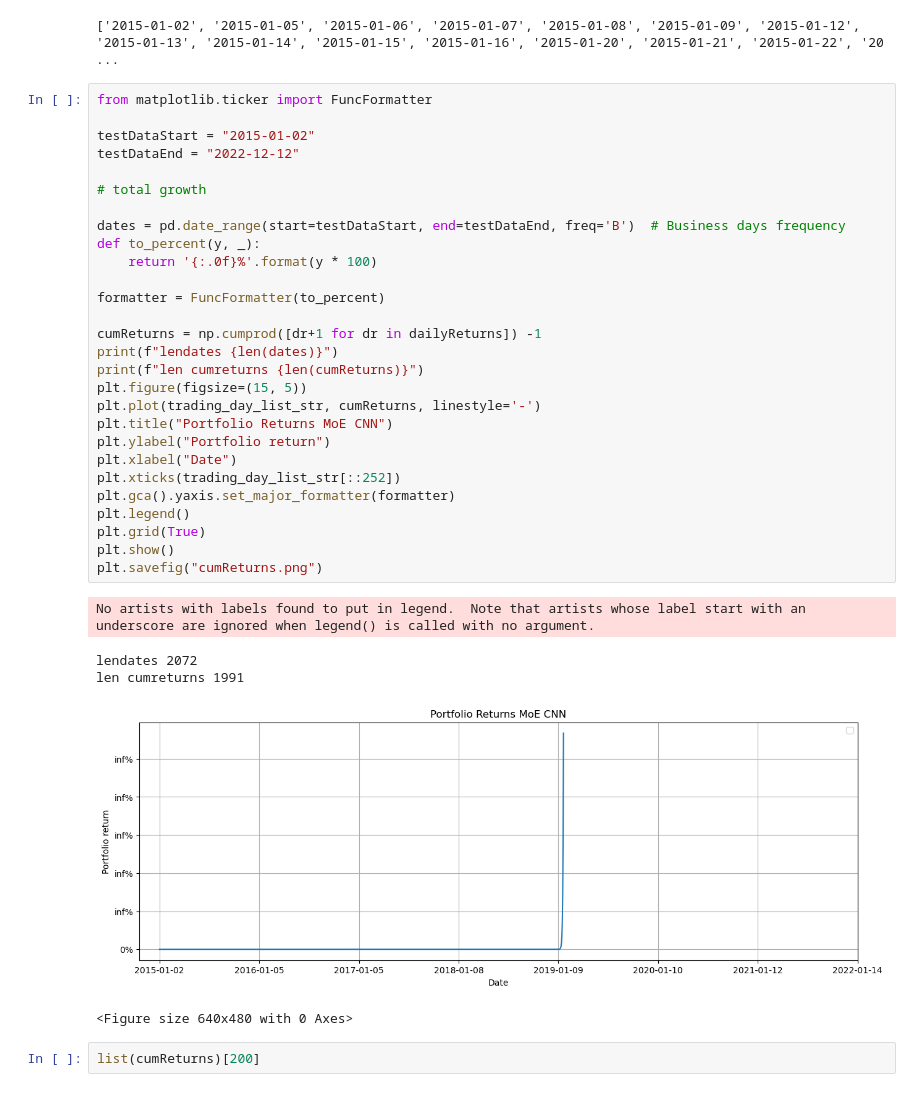
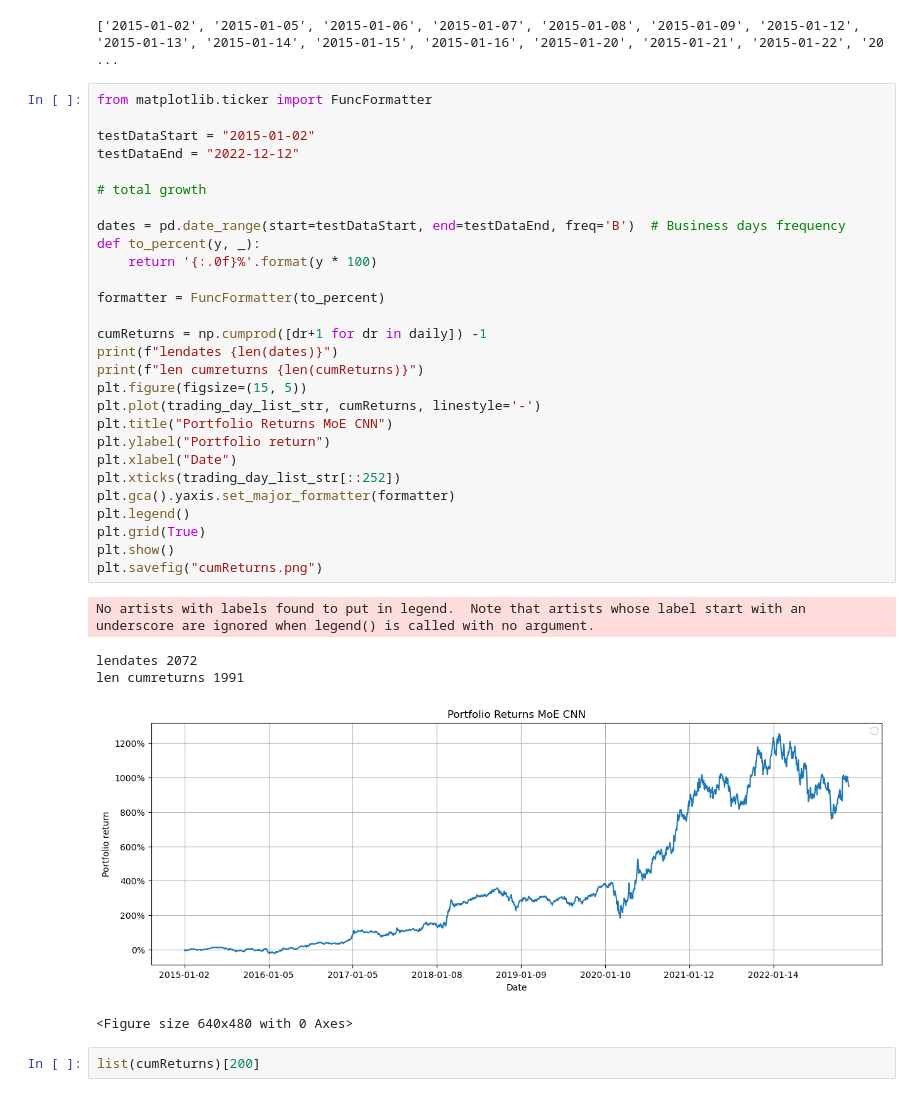
Before and after one commit to AdiJoost/abzocker, a Jupyter notebook: performance/lstm/test.ipynb, the cells around one changed output. Drawn from its saved outputs; the diff is of its cells as text.

Commit message:
plot deez nuts

```diff
--- a/performance/lstm/test.ipynb
+++ b/performance/lstm/test.ipynb
@@ -56,35 +56,35 @@ print(trading_day_list_str)
 from matplotlib.ticker import FuncFormatter
 
 testDataStart = "2015-01-02"
 testDataEnd = "2022-12-12"
 
 # total growth
 
 dates = pd.date_range(start=testDataStart, end=testDataEnd, freq='B')  # Business days frequency
 def to_percent(y, _):
     return '{:.0f}%'.format(y * 100)
 
 formatter = FuncFormatter(to_percent)
 
-cumReturns = np.cumprod([dr+1 for dr in dailyReturns]) -1
+cumReturns = np.cumprod([dr+1 for dr in daily]) -1
 print(f"lendates {len(dates)}")
 print(f"len cumreturns {len(cumReturns)}")
 plt.figure(figsize=(15, 5))
 plt.plot(trading_day_list_str, cumReturns, linestyle='-')
 plt.title("Portfolio Returns MoE CNN")
 plt.ylabel("Portfolio return")
 plt.xlabel("Date")
 plt.xticks(trading_day_list_str[::252])
 plt.gca().yaxis.set_major_formatter(formatter)
 plt.legend()
 plt.grid(True)
 plt.show()
 plt.savefig("cumReturns.png")
 # %% [output]
 No artists with labels found to put in legend.  Note that artists whose label start with an underscore are ignored when legend() is called with no argument.
 lendates 2072
 len cumreturns 1991
-[figure, old version]
+[figure, new version]
 <Figure size 640x480 with 0 Axes>
 # %%
 list(cumReturns)[200]
```
Also changed, not shown: parts of 2 cells of this notebook, 35 other files.
